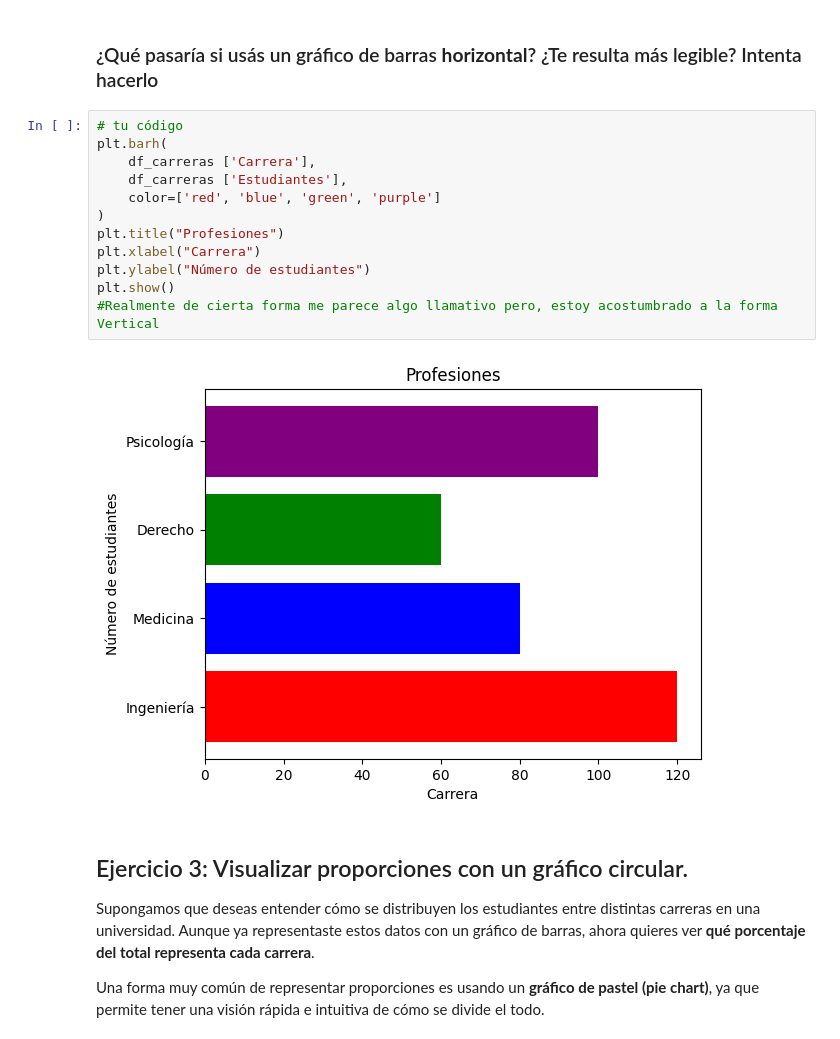
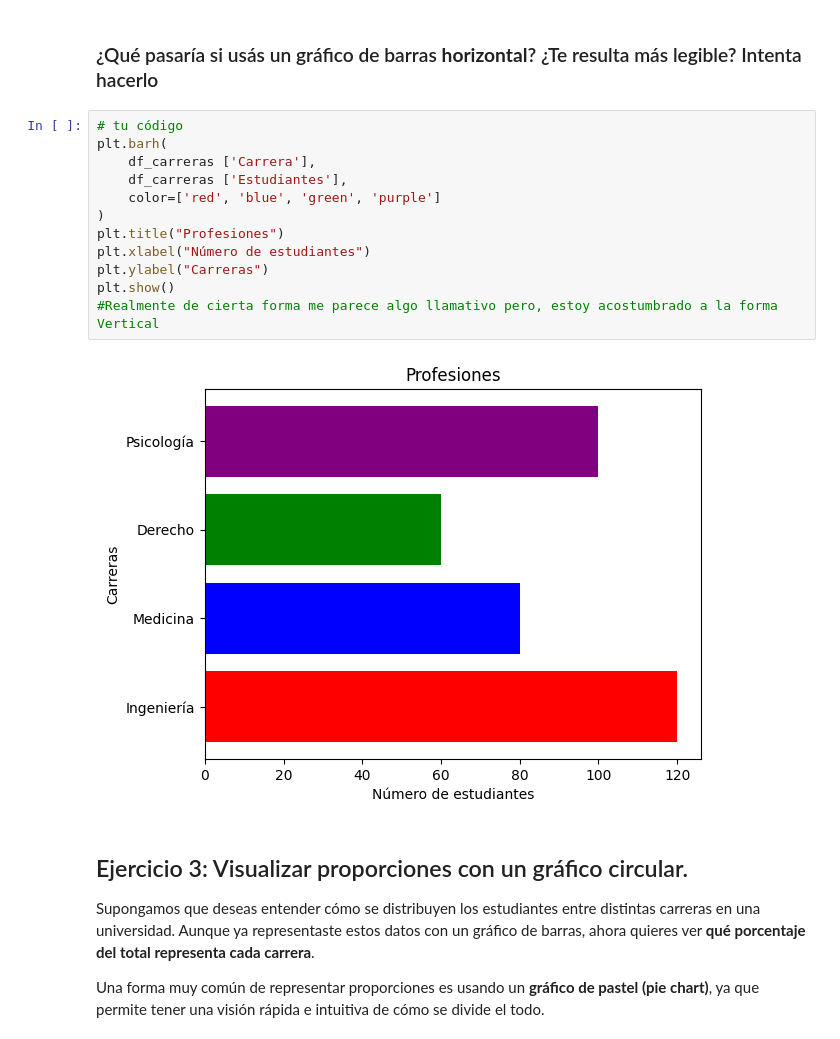
Before and after one commit to 4GeeksAcademy/Jese_David-visualization-exercises-with-matplot-and-seaborn, a Jupyter notebook: notebook/problems.es.ipynb, the cells around one changed output. Drawn from its saved outputs; the diff is of its cells as text.

```diff
--- a/notebook/problems.es.ipynb
+++ b/notebook/problems.es.ipynb
@@ -98,17 +98,17 @@ plt.show()
 # %%
 # tu código
 plt.barh(
     df_carreras ['Carrera'],
     df_carreras ['Estudiantes'],
     color=['red', 'blue', 'green', 'purple']
 )
 plt.title("Profesiones")
-plt.xlabel("Carrera")
-plt.ylabel("Número de estudiantes")
+plt.xlabel("Número de estudiantes")
+plt.ylabel("Carreras")
 plt.show()
 #Realmente de cierta forma me parece algo llamativo pero, estoy acostumbrado a la forma Vertical
 # %% [output]
-[figure, old version]
+[figure, new version]
 # %% [markdown]
 ## Ejercicio 3: Visualizar proporciones con un gráfico circular.
 
```
Also changed, not shown: parts of 7 cells of this notebook.
